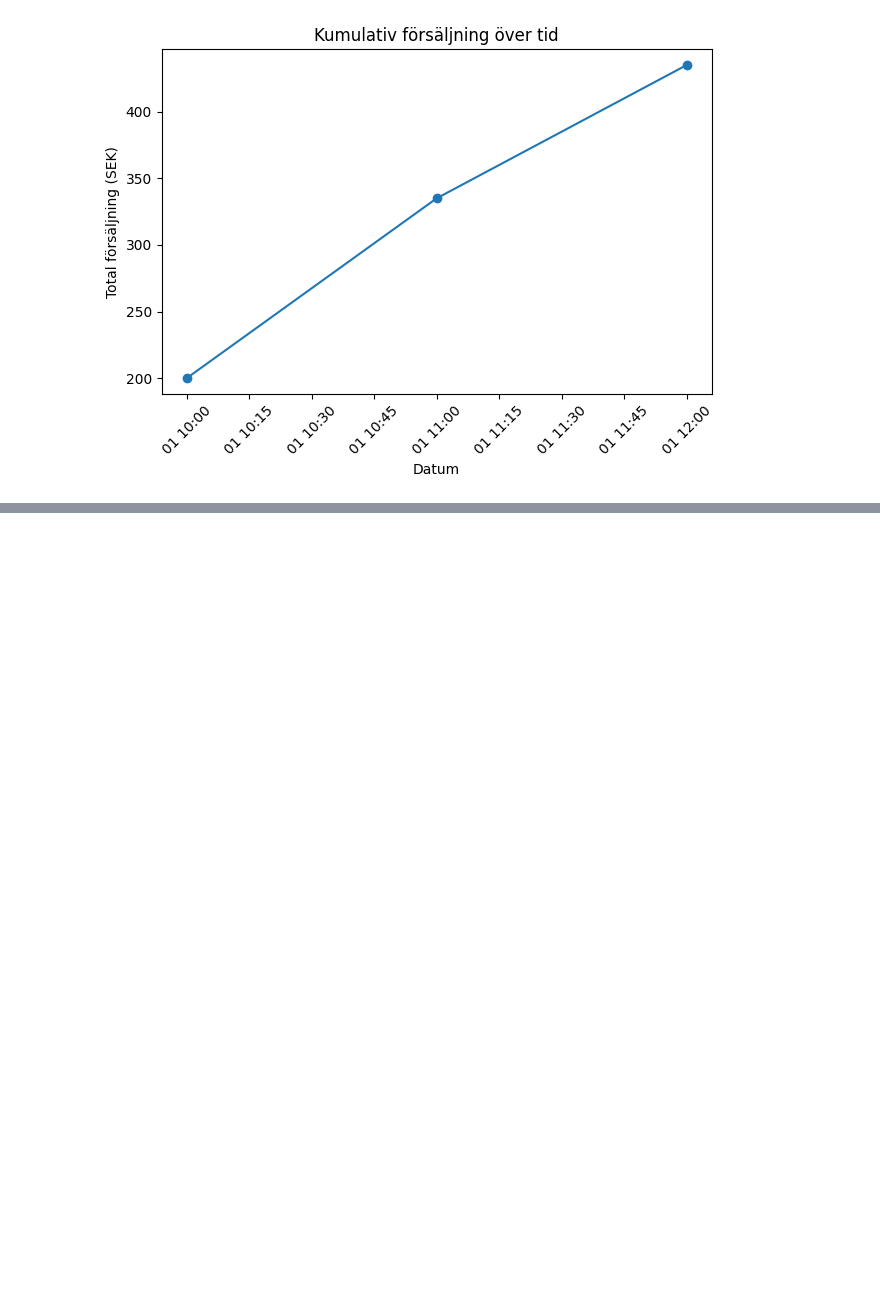
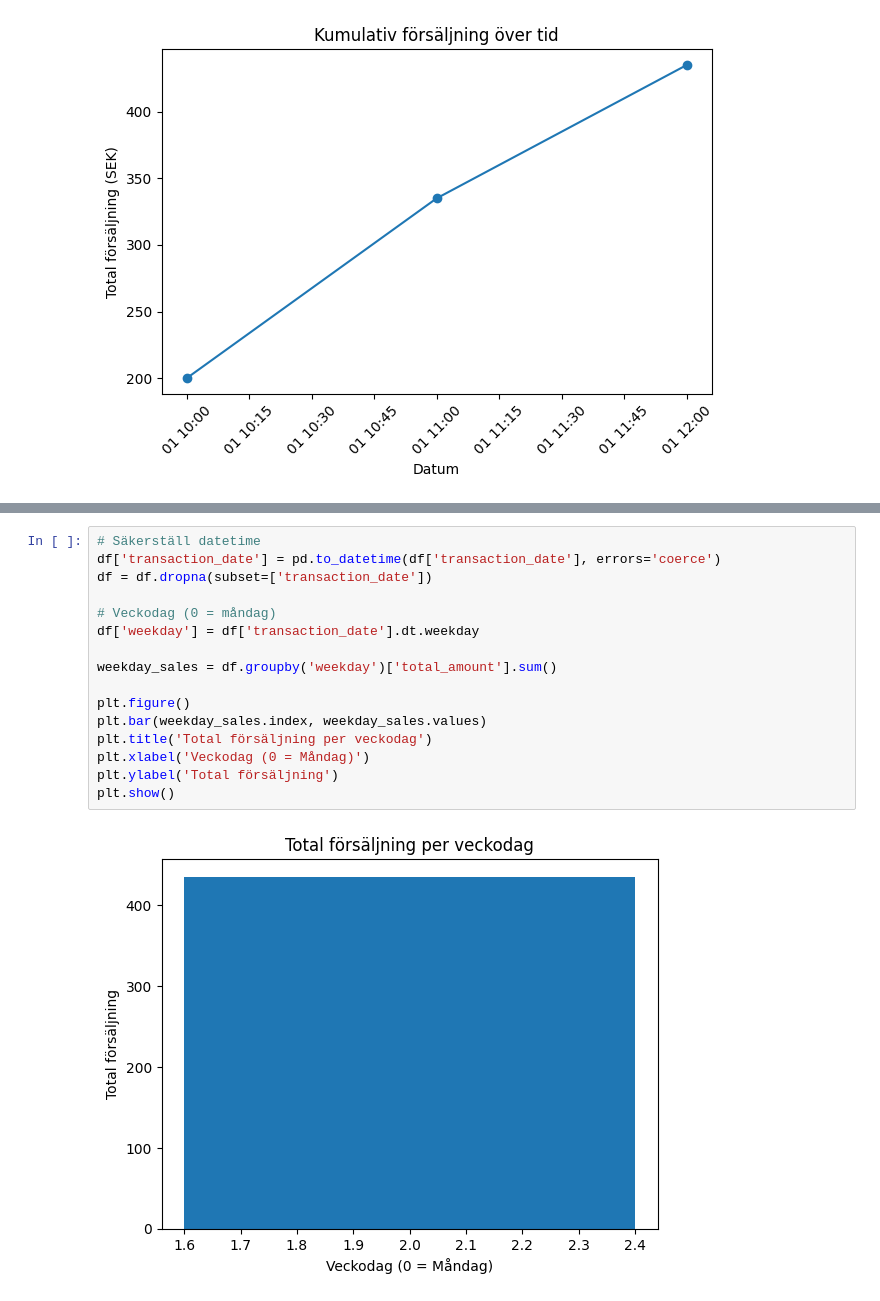
Before and after one commit to fankeiy/Data_science_projektarbete, a Jupyter notebook: visualiseringar.ipynb, the cells around one changed output, grey strips where cells are left out. Drawn from its saved outputs; the diff is of its cells as text; blank space fills up the shorter version.

```diff
--- a/visualiseringar.ipynb
+++ b/visualiseringar.ipynb
@@ -119,0 +143,18 @@ plt.show()
+# %%
+# Säkerställ datetime
+df['transaction_date'] = pd.to_datetime(df['transaction_date'], errors='coerce')
+df = df.dropna(subset=['transaction_date'])
+
+# Veckodag (0 = måndag)
+df['weekday'] = df['transaction_date'].dt.weekday
+
+weekday_sales = df.groupby('weekday')['total_amount'].sum()
+
+plt.figure()
+plt.bar(weekday_sales.index, weekday_sales.values)
+plt.title('Total försäljning per veckodag')
+plt.xlabel('Veckodag (0 = Måndag)')
+plt.ylabel('Total försäljning')
+plt.show()
+# %% [output]
+[figure, added]
```
Also changed, not shown: parts of 12 cells of this notebook.
